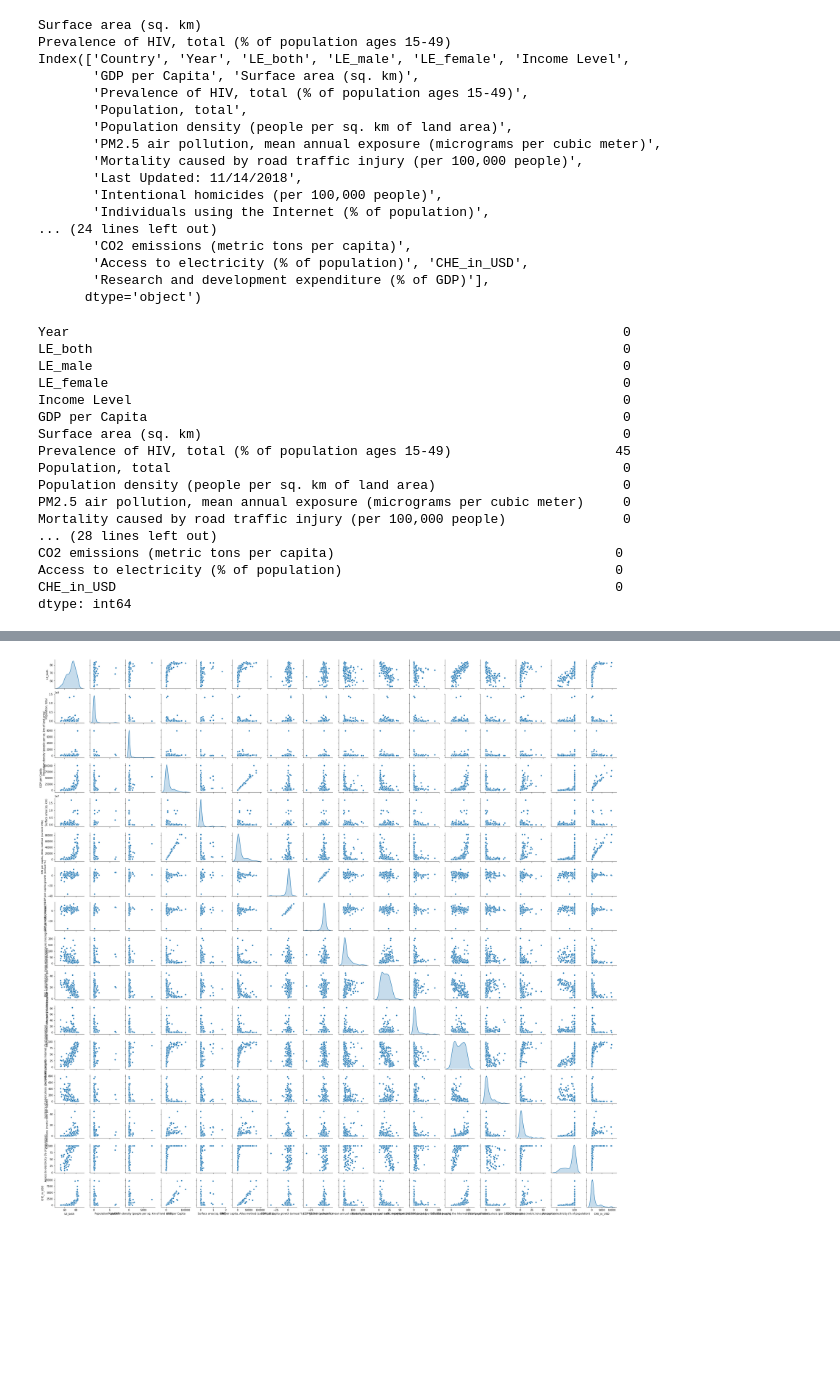
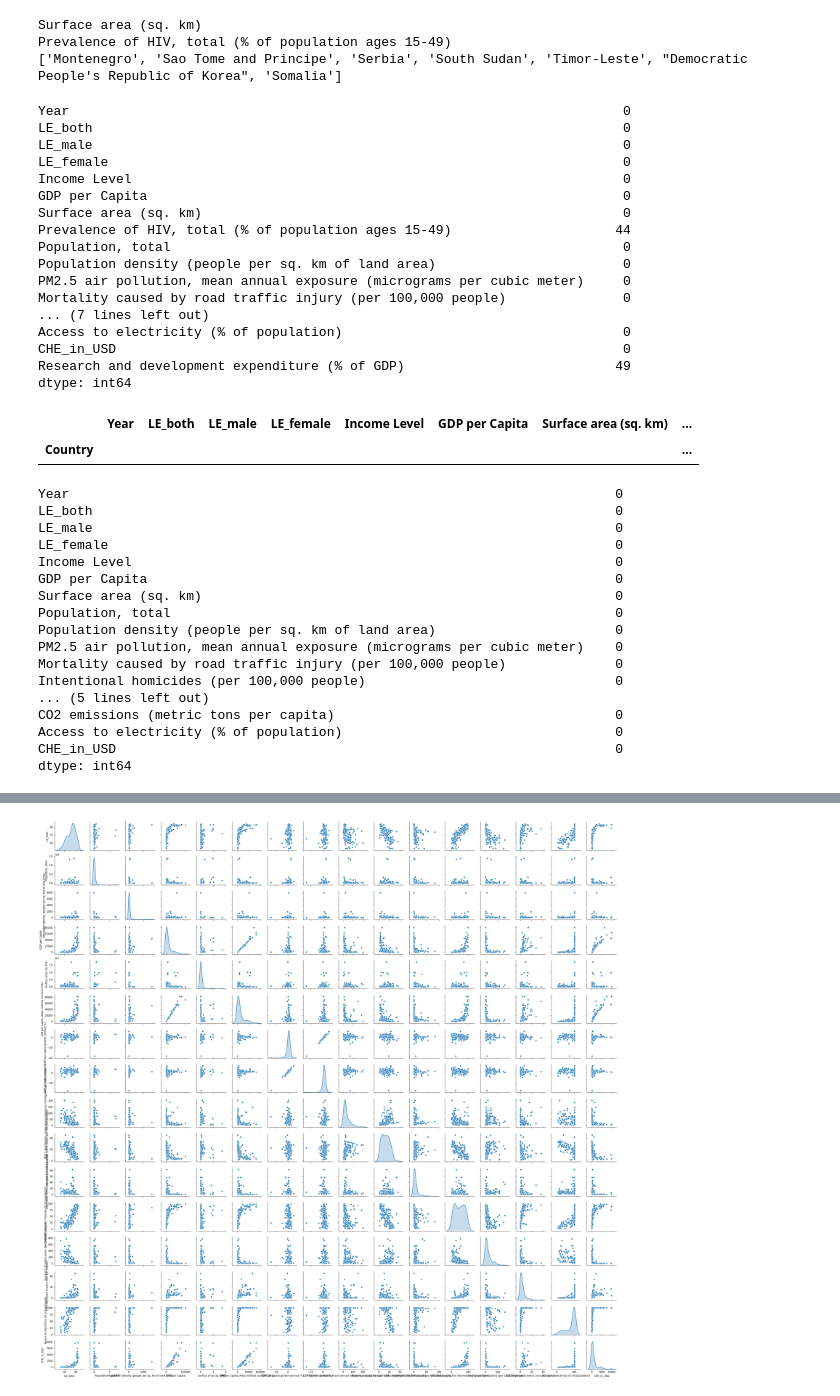
Before and after one commit to patrickFuerst/human_life_exp, a Jupyter notebook: Data_Processing(Attila).ipynb, the cells around one changed output, grey strips where cells are left out. Drawn from its saved outputs; the diff is of its cells as text; code cells hidden in the pictures; blank space fills up the shorter version.

```diff
--- a/Data_Processing(Attila).ipynb
+++ b/Data_Processing(Attila).ipynb
@@ -32,23 +28,24 @@ print(data.columns[8])
 data.rename(columns={'Current health expenditure (CHE) per capita in US$': 'CHE_in_USD'}, inplace=True)
 #data.rename(coludmns={data.columns[8]: 'RnD_ex_pct'}, inplace=True)
 #
-print(data.columns)
 #display(data.head())
 #display(data.describe())
 
 # Income level unknown
-print(data['Income Level'].unique().tolist())
-print(data[(data['Income Level']=='Unknown') | (data['Income Level'].isnull())]['Country'].unique().tolist())
-#print(data[ data['Income Level'].isnull()]['Country'].unique().tolist())
+# Delete this countries
+delcon = data[(data['Income Level']=='Unknown') | (data['Income Level'].isnull())]['Country'].unique().tolist()
+delcon.append('Democratic People\'s Republic of Korea')
+delcon.append('Somalia')
+print(delcon)
+data = data[~data['Country'].isin(delcon)]
+
 
 data.drop(columns=['Last Updated: 11/14/2018', 'Data from database: World Development Indicators', 'GNI, PPP (current international $)', 'GNI, Atlas method (current US$)','GNI per capita, PPP (current international $)'], inplace=True)
-print(data.columns)
-data2016 = data[data['Year'] == 2016]
 
-data = data[data['Country'] != 'Democratic People\'s Republic of Korea']
-data = data[data['Country'] != 'Sao Tome and Principe']
-data = data[data['Country'] != 'South Sudan']
-data = data[data['Country'] != 'Somalia']
+#data = data[data['Country'] != 'Democratic People\'s Republic of Korea']
+#data = data[data['Country'] != 'Sao Tome and Principe']
+#data = data[data['Country'] != 'South Sudan']
+#data = data[data['Country'] != 'Somalia']
 
 data_bycountry = data.sort_values(by=['Year']).groupby(['Country'])
 
@@ -56,52 +53,58 @@ data_last = data_bycountry.last()
 # %% [output]
 Surface area (sq. km)
 Prevalence of HIV, total (% of population ages 15-49)
-Index(['Country', 'Year', 'LE_both', 'LE_male', 'LE_female', 'Income Level',
-       'GDP per Capita', 'Surface area (sq. km)',
-       'Prevalence of HIV, total (% of population ages 15-49)',
-       'Population, total',
-       'Population density (people per sq. km of land area)',
-       'PM2.5 air pollution, mean annual exposure (micrograms per cubic meter)',
-       'Mortality caused by road traffic injury (per 100,000 people)',
-       'Last Updated: 11/14/2018',
-       'Intentional homicides (per 100,000 people)',
-       'Individuals using the Internet (% of population)',
-... (24 lines left out)
-       'CO2 emissions (metric tons per capita)',
-       'Access to electricity (% of population)', 'CHE_in_USD',
-       'Research and development expenditure (% of GDP)'],
-      dtype='object')
+['Montenegro', 'Sao Tome and Principe', 'Serbia', 'South Sudan', 'Timor-Leste', "Democratic People's Republic of Korea", 'Somalia']
 # %%
 
 
 # nan
 print(data_last.isnull().sum())
 
 # drop datapoints by county
 
 # drop HIV
 data_last.drop(columns=['Prevalence of HIV, total (% of population ages 15-49)'], inplace=True)
 data_last.drop(columns=['Research and development expenditure (% of GDP)'], inplace=True)
+display(data_last[data_last['GDP growth (annual %)'].isnull()])
 
 print(data_last.isnull().sum())
 # %% [output]
 Year                                                                       0
 LE_both                                                                    0
 LE_male                                                                    0
 LE_female                                                                  0
 Income Level                                                               0
 GDP per Capita                                                             0
 Surface area (sq. km)                                                      0
-Prevalence of HIV, total (% of population ages 15-49)                     45
+Prevalence of HIV, total (% of population ages 15-49)                     44
 Population, total                                                          0
 Population density (people per sq. km of land area)                        0
 PM2.5 air pollution, mean annual exposure (micrograms per cubic meter)     0
 Mortality caused by road traffic injury (per 100,000 people)               0
-... (28 lines left out)
-CO2 emissions (metric tons per capita)                                    0
-Access to electricity (% of population)                                   0
-CHE_in_USD                                                                0
+... (7 lines left out)
+Access to electricity (% of population)                                    0
+CHE_in_USD                                                                 0
+Research and development expenditure (% of GDP)                           49
 dtype: int64
+|  | Year | LE_both | LE_male | LE_female | Income Level | GDP per Capita | Surface area (sq. km) | ... |
+| Country |  |  |  |  |  |  |  | ... |
+Year                                                                      0
+LE_both                                                                   0
+LE_male                                                                   0
+LE_female                                                                 0
+Income Level                                                              0
+GDP per Capita                                                            0
+Surface area (sq. km)                                                     0
+Population, total                                                         0
+Population density (people per sq. km of land area)                       0
+PM2.5 air pollution, mean annual exposure (micrograms per cubic meter)    0
+Mortality caused by road traffic injury (per 100,000 people)              0
+Intentional homicides (per 100,000 people)                                0
+... (5 lines left out)
+CO2 emissions (metric tons per capita)                                    0
+Access to electricity (% of population)                                   0
+CHE_in_USD                                                                0
+dtype: int64
 # %%
 fig = data_last.hist(figsize=(24, 18))
 plt.show()
```
Also changed, not shown: parts of 7 cells of this notebook, 1 other file.
